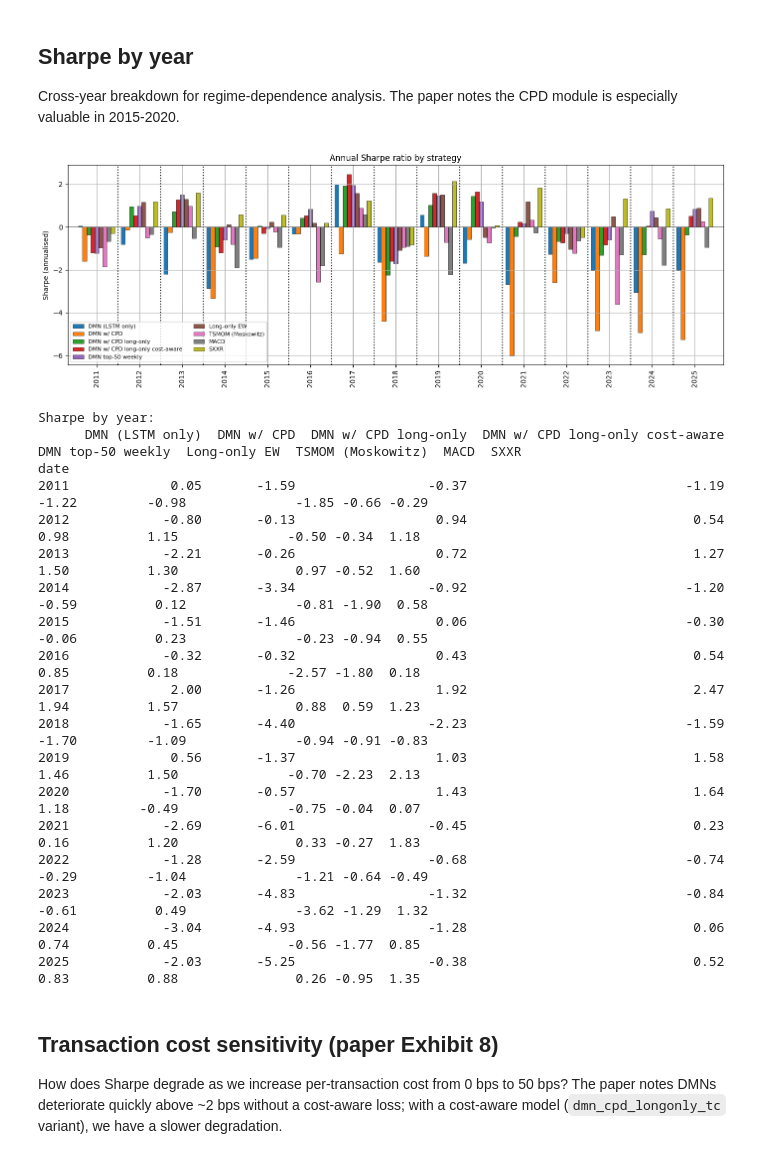
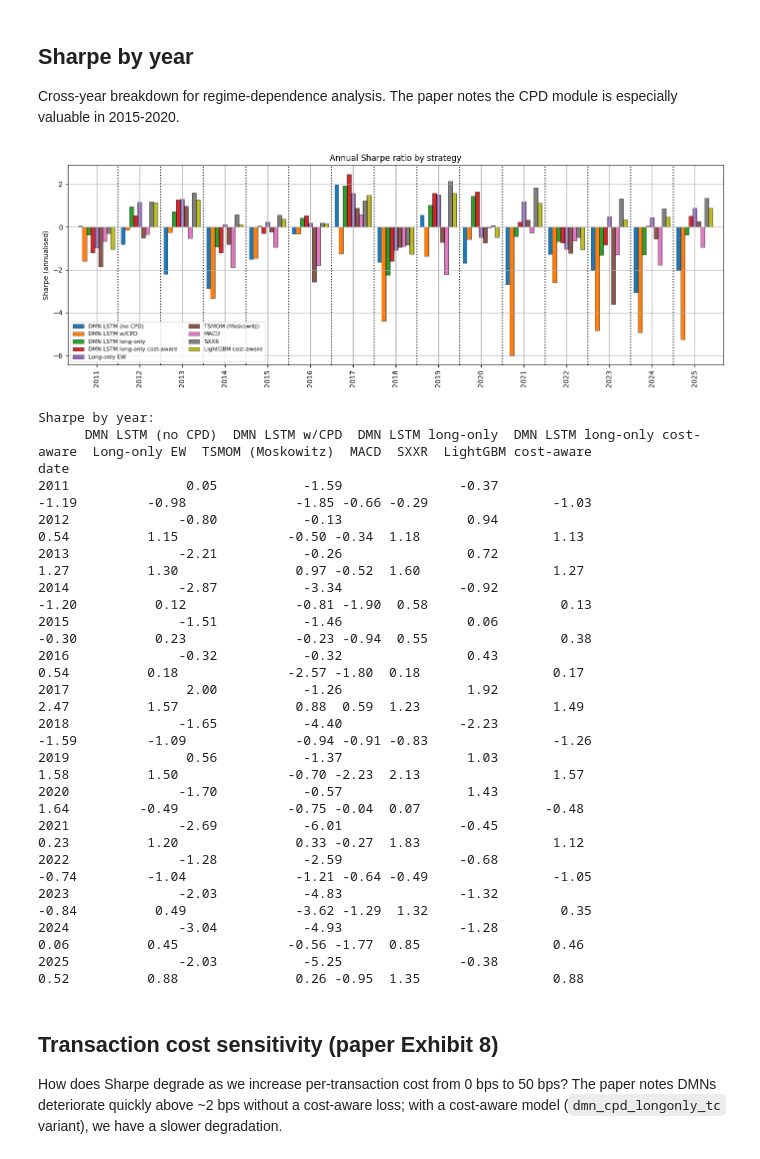
Before and after one commit to Edoardovona/STOXX600_DeepMomentumNetwork, a Jupyter notebook: notebooks/04_backtest.ipynb, the cells around one changed output. Drawn from its saved outputs; the diff is of its cells as text; code cells hidden in the pictures.

```diff
--- a/notebooks/04_backtest.ipynb
+++ b/notebooks/04_backtest.ipynb
@@ -522,15 +441,18 @@ dmn_top50_quarterly_net     +5.74%  +0.383      +12.69%  +0.453  -36.78%  +0.156
 Top: raw signal output. Bottom: vol-rescaled to 15% (directly comparable on a risk-adjusted basis).
 # %%
 LABELS = {
-    "dmn_baseline_net":           "DMN (LSTM only)",
-    "dmn_cpd_net":                "DMN w/ CPD",
-    "dmn_cpd_longonly_net":       "DMN w/ CPD long-only",
-    "dmn_cpd_longonly_tc_net":    "DMN w/ CPD long-only cost-aware",
-    "dmn_top50_weekly_net":       "DMN top-50 weekly",
+    "dmn_baseline_net":           "DMN LSTM (no CPD)",
+    "dmn_cpd_net":                "DMN LSTM w/CPD",
+    "dmn_cpd_longonly_net":       "DMN LSTM long-only",
+    "dmn_cpd_longonly_tc_net":    "DMN LSTM long-only cost-aware",
+   #"dmn_top50_weekly_net":       "DMN top-50 weekly",
     "long_only_net":              "Long-only EW",
     "moskowitz_net":              "TSMOM (Moskowitz)",
     "macd_net":                   "MACD",
     "sxxr":                       "SXXR",
+    #"lgbm_baseline_net":         "LightGBM (no CPD)",
+    #"lgbm_cpd_net":              "LightGBM w/CPD", # note that the lgbm is long-only by construction
+    "lgbm_cpd_tc_net":            "LightGBM cost-aware",
 }
 
 def set_xlim_to_plotted_data(ax):
@@ -558,12 +480,18 @@ def plot_equity_curves(portfolios_dict, title_suffix, labels, log=False):
 
     if log:
         ax.set_yscale("log")
+        import matplotlib.ticker as ticker
+        # evenly spaced visually
+        tick_positions = [0.1, 0.2, 0.5, 1.0, 2.0, 5.0]
+        ax.set_yticks(tick_positions)
+        ax.yaxis.set_major_formatter(ticker.FuncFormatter(lambda x, _: f"{x:g}"))
+        ax.grid(True, which="major", alpha=0.6)
     ax.set_title(f"Out-of-sample equity curves ({title_suffix})")
-    ax.set_ylabel("Cumulative return" + (" (log)" if log else ""))
-    ax.legend(loc="upper left", fontsize=9)
+    ax.set_ylabel("Cumulative return" + (" (log scale)" if log else ""))
+    ax.legend(loc="best", fontsize=9)
     plt.tight_layout()
     plt.show()
 
-plot_equity_curves(portfolios, f"raw signal ({TRANSACTION_COST*1e4:.0f} bps cost)", LABELS, log=True)
-plot_equity_curves(rescaled, f"rescaled to {TARGET_VOL:.0%} vol", LABELS, log=False)
+plot_equity_curves(portfolios, f"raw signal", LABELS, log=False)
+plot_equity_curves(rescaled, f"rescaled to {TARGET_VOL:.0%} vol", LABELS, log=True)
 # %% [output]
@@ -598,7 +526,7 @@ def rolling_sharpe(returns: pd.Series, window: int = 252) -> pd.Series:
     return (r.rolling(window).mean() / r.rolling(window).std()) * np.sqrt(252)
 
 fig, ax = plt.subplots(figsize=(14, 5))
-for label in ["dmn_baseline_net", "dmn_cpd_net", "dmn_cpd_longonly_net", "dmn_cpd_longonly_tc_net", "dmn_top50_weekly_net"]:
+for label in ["dmn_cpd_longonly_tc_net", "lgbm_cpd_tc_net"]:
     if label not in portfolios:
         continue
     rs = rolling_sharpe(portfolios[label])
@@ -606,7 +534,7 @@ for label in ["dmn_baseline_net", "dmn_cpd_net", "dmn_cpd_longonly_net", "dmn_cp
 ax.axhline(0.5, color="black", lw=1.5, linestyle="--")
 ax.set_title("Trailing 252-day Sharpe ratio")
 ax.set_ylabel("Rolling Sharpe (1y)")
-ax.set_xlim(pd.to_datetime('2012-01-01'), pd.to_datetime('2025-12-31'))
+ax.set_xlim(pd.to_datetime('2012-01-01'), pd.to_datetime('2025-12-31')); ax.set_ylim([-3,4])
 ax.legend(loc="lower left", fontsize=9)
 plt.tight_layout()
 plt.show()
@@ -619,50 +553,46 @@ Cross-year breakdown for regime-dependence analysis. The paper notes the CPD mod
 # %%
 def yearly_sharpe(returns: pd.Series) -> pd.Series:
     r = returns.dropna()
-    return r.groupby(r.index.year).apply(
-        lambda y: (y.mean() / y.std()) * np.sqrt(252) if y.std() > 0 else 0.0
-    )
+    return r.groupby(r.index.year).apply(lambda y: (y.mean() / y.std()) * np.sqrt(252) if y.std() > 0 else 0.0)
 
 # Build the yearly table for strategies we want to compare
 yearly_table = pd.DataFrame({
     LABELS[label]: yearly_sharpe(portfolios[label])
     for label in LABELS if label in portfolios
 })
 
 fig, ax = plt.subplots(figsize=(14, 5))
-yearly_table.plot(kind="bar", ax=ax,width=0.85, edgecolor="black", linewidth=0.4,)
+yearly_table.plot(kind="bar", ax=ax, width=0.85, edgecolor="black", linewidth=0.4,)
 for x in range(len(yearly_table) - 1):
     # Placing the line exactly halfway between the bars of adjacent years
     ax.axvline(x=x + 0.5, color="black", linestyle=":", alpha=1)
 ax.set_title("Annual Sharpe ratio by strategy")
 ax.set_ylabel("Sharpe (annualised)"); ax.set_xlabel("")
-ax.axhline(0, color="black", lw=0.5)
 ax.legend(fontsize=8, ncol=2, loc="lower left")
-plt.tight_layout()
-plt.show()
+plt.tight_layout(); plt.show()
 
 print(f"\nSharpe by year:")
 print(yearly_table.round(2).to_string())
 # %% [output]
-[figure, old version]
+[figure, new version]
 Sharpe by year:
-      DMN (LSTM only)  DMN w/ CPD  DMN w/ CPD long-only  DMN w/ CPD long-only cost-aware  DMN top-50 weekly  Long-only EW  TSMOM (Moskowitz)  MACD  SXXR
+      DMN LSTM (no CPD)  DMN LSTM w/CPD  DMN LSTM long-only  DMN LSTM long-only cost-aware  Long-only EW  TSMOM (Moskowitz)  MACD  SXXR  LightGBM cost-aware
 date
-2011             0.05       -1.59                 -0.37                            -1.19              -1.22         -0.98              -1.85 -0.66 -0.29
-2012            -0.80       -0.13                  0.94                             0.54               0.98          1.15              -0.50 -0.34  1.18
-2013            -2.21       -0.26                  0.72                             1.27               1.50          1.30               0.97 -0.52  1.60
-2014            -2.87       -3.34                 -0.92                            -1.20              -0.59          0.12              -0.81 -1.90  0.58
-2015            -1.51       -1.46                  0.06                            -0.30              -0.06          0.23              -0.23 -0.94  0.55
-2016            -0.32       -0.32                  0.43                             0.54               0.85          0.18              -2.57 -1.80  0.18
-2017             2.00       -1.26                  1.92                             2.47               1.94          1.57               0.88  0.59  1.23
-2018            -1.65       -4.40                 -2.23                            -1.59              -1.70         -1.09              -0.94 -0.91 -0.83
-2019             0.56       -1.37                  1.03                             1.58               1.46          1.50              -0.70 -2.23  2.13
-2020            -1.70       -0.57                  1.43                             1.64               1.18         -0.49              -0.75 -0.04  0.07
-2021            -2.69       -6.01                 -0.45                             0.23               0.16          1.20               0.33 -0.27  1.83
-2022            -1.28       -2.59                 -0.68                            -0.74              -0.29         -1.04              -1.21 -0.64 -0.49
-2023            -2.03       -4.83                 -1.32                            -0.84              -0.61          0.49              -3.62 -1.29  1.32
-2024            -3.04       -4.93                 -1.28                             0.06               0.74          0.45              -0.56 -1.77  0.85
-2025            -2.03       -5.25                 -0.38                             0.52               0.83          0.88               0.26 -0.95  1.35
+2011               0.05           -1.59               -0.37                          -1.19         -0.98              -1.85 -0.66 -0.29                -1.03
+2012              -0.80           -0.13                0.94                           0.54          1.15              -0.50 -0.34  1.18                 1.13
+2013              -2.21           -0.26                0.72                           1.27          1.30               0.97 -0.52  1.60                 1.27
+2014              -2.87           -3.34               -0.92                          -1.20          0.12              -0.81 -1.90  0.58                 0.13
+2015              -1.51           -1.46                0.06                          -0.30          0.23              -0.23 -0.94  0.55                 0.38
+2016              -0.32           -0.32                0.43                           0.54          0.18              -2.57 -1.80  0.18                 0.17
+2017               2.00           -1.26                1.92                           2.47          1.57               0.88  0.59  1.23                 1.49
+2018              -1.65           -4.40               -2.23                          -1.59         -1.09              -0.94 -0.91 -0.83                -1.26
+2019               0.56           -1.37                1.03                           1.58          1.50              -0.70 -2.23  2.13                 1.57
+2020              -1.70           -0.57                1.43                           1.64         -0.49              -0.75 -0.04  0.07                -0.48
+2021              -2.69           -6.01               -0.45                           0.23          1.20               0.33 -0.27  1.83                 1.12
+2022              -1.28           -2.59               -0.68                          -0.74         -1.04              -1.21 -0.64 -0.49                -1.05
+2023              -2.03           -4.83               -1.32                          -0.84          0.49              -3.62 -1.29  1.32                 0.35
+2024              -3.04           -4.93               -1.28                           0.06          0.45              -0.56 -1.77  0.85                 0.46
+2025              -2.03           -5.25               -0.38                           0.52          0.88               0.26 -0.95  1.35                 0.88
 # %% [markdown]
 ## Transaction cost sensitivity (paper Exhibit 8)
 
```
Also changed, not shown: parts of 16 cells of this notebook, 16 other files.
